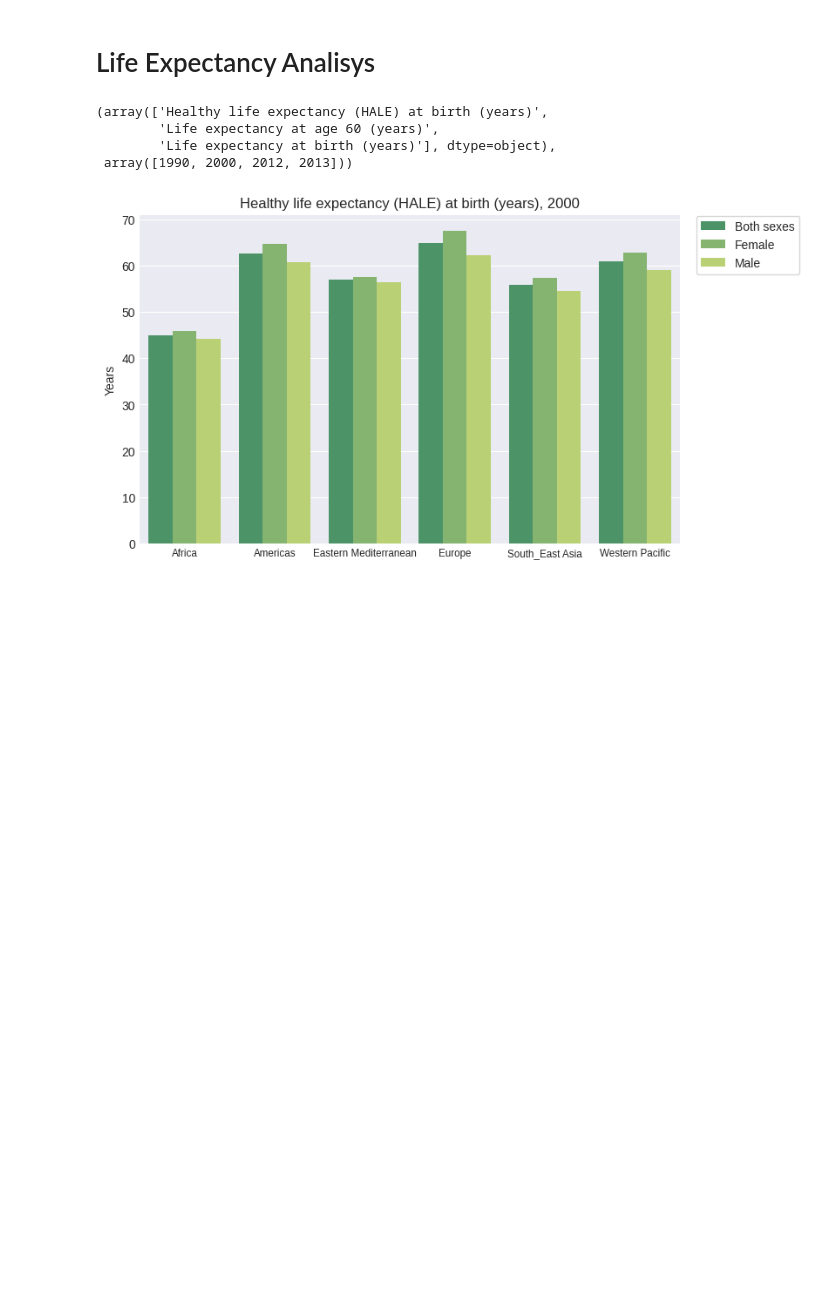
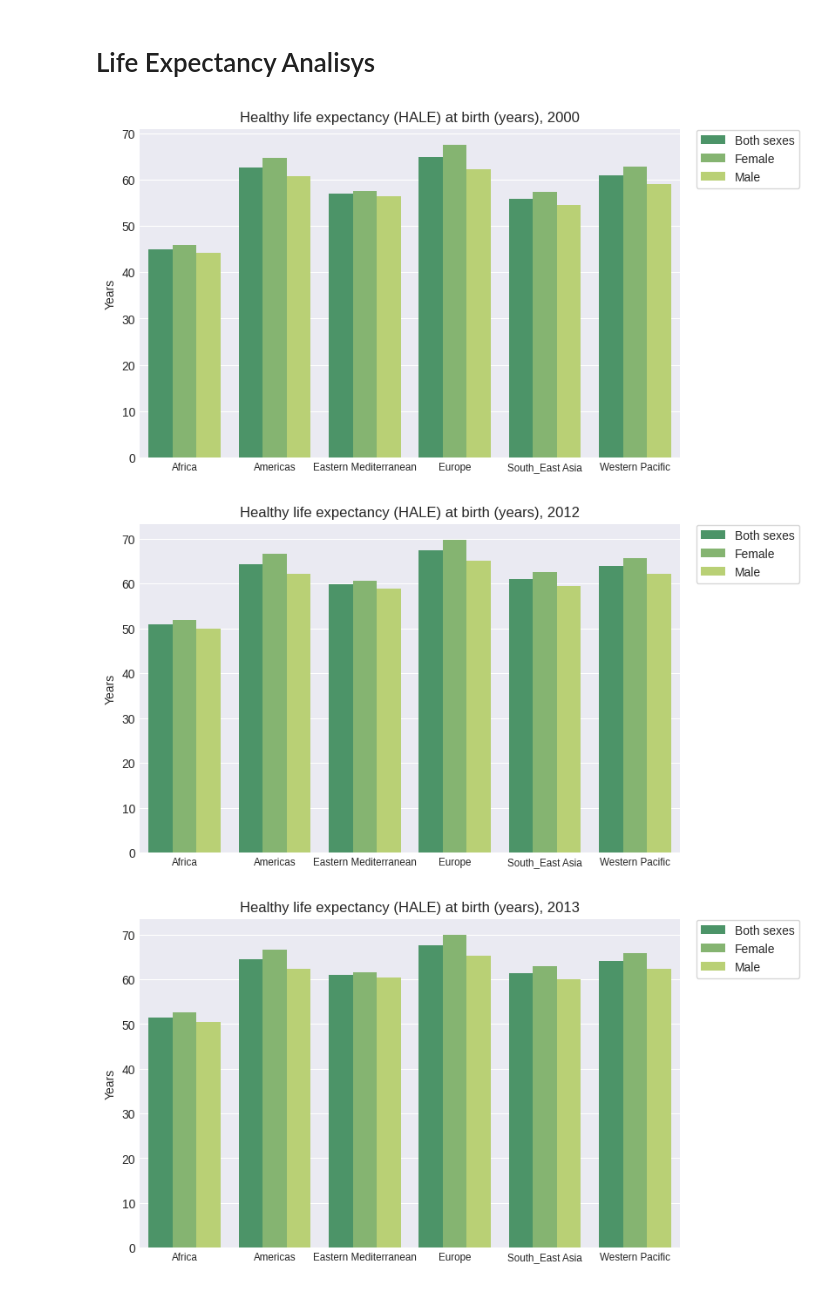
Before and after one commit to flohmannjr/Alcohol_and_Life_Expectancy, a Jupyter notebook: Alcohol_and_Life_Expectancy.ipynb, the cells around one changed output. Cells and saved outputs as stored; diff of their text form; code cells hidden in the pictures; blank space fills up the shorter version.

Commit message:
Add life expectancy progress plots

```diff
--- a/Alcohol_and_Life_Expectancy.ipynb
+++ b/Alcohol_and_Life_Expectancy.ipynb
@@ -199,4 +202,10 @@ dtype: int64
 # %% [markdown]
 # Life Expectancy Analisys
+# %%
+lifeexp_observatories = df_lifeexp['GhoDisplay'].sort_values().unique()
+lifeexp_years         = df_lifeexp['YearDisplay'].sort_values().unique()
+lifeexp_regions       = df_lifeexp['RegionDisplay'].sort_values().unique()
+
+# lifeexp_observatories, lifeexp_years, lifeexp_regions
 # %%
 df = df_lifeexp[['GhoDisplay', 'YearDisplay', 'RegionDisplay', 'SexDisplay', 'Numeric']].groupby(by=['GhoDisplay', 'YearDisplay', 'RegionDisplay', 'SexDisplay']).mean().sort_index()
@@ -203,37 +213,25 @@ df = df_lifeexp[['GhoDisplay', 'YearDisplay', 'RegionDisplay', 'SexDisplay', 'Nu
-# %%
-observatories = df_lifeexp['GhoDisplay'].sort_values().unique()
-years         = df_lifeexp['YearDisplay'].sort_values().unique()
-
-observatories, years
-# %% [output]
-(array(['Healthy life expectancy (HALE) at birth (years)',
-        'Life expectancy at age 60 (years)',
-        'Life expectancy at birth (years)'], dtype=object),
- array([1990, 2000, 2012, 2013]))
 # %%
-for observatory in observatories:
+for observatory in lifeexp_observatories:
 
-    for year in years:
+    for year in lifeexp_years:
 
         try:
 
             regions = df.loc[(observatory, year), :]
 
             sns.barplot(data=regions.reset_index(), x='RegionDisplay', y='Numeric', hue='SexDisplay', palette='summer')
 
             plt.title(f'{observatory}, {year}')
             plt.xlabel('')
             plt.ylabel('Years')
 
             plt.legend(loc=(1.03, 0.82), frameon=True, facecolor='white')
 
             plt.show()
 
-            break
-
         except:
             pass
-
-    break
 # %% [output]
 [figure]
+[figure, added]
+[figure, added]
```
Also changed, not shown: parts of 14 cells of this notebook.
